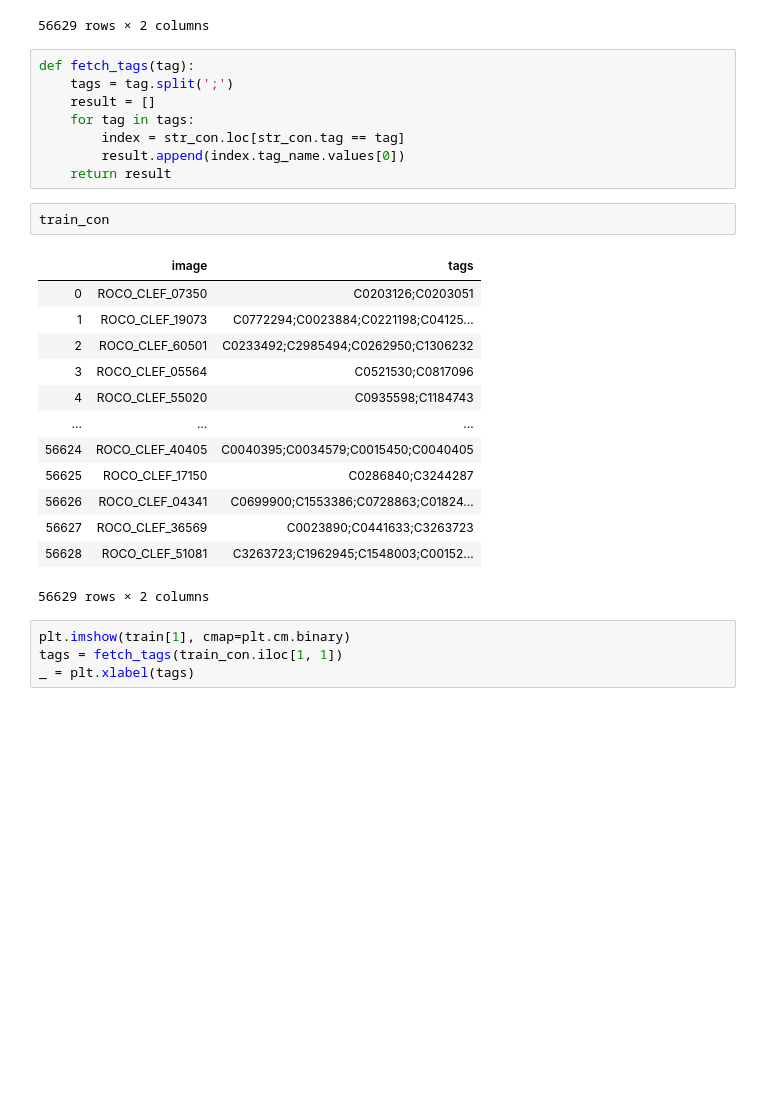
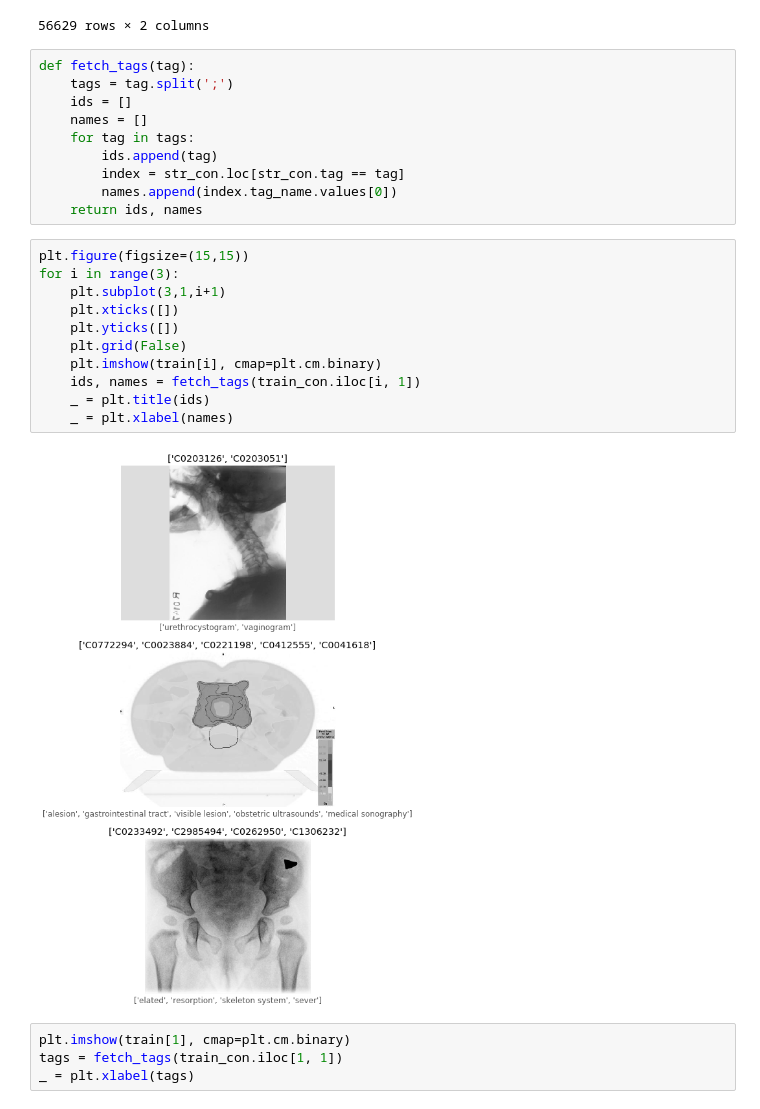
Before and after one commit to ionpetro/ImageCLEF-Medical-Caption-Task-2019, a Jupyter notebook: Image Classifier.ipynb, the cells around one changed output. Saved outputs shown, nothing was run; the diff lists cells and outputs as text; blank space fills up the shorter version.

Commit message:
add tag ids to plots

```diff
--- a/Image Classifier.ipynb
+++ b/Image Classifier.ipynb
@@ -133,27 +133,26 @@ train_con
 # %%
 def fetch_tags(tag):
     tags = tag.split(';')
-    result = []
+    ids = []
+    names = []
     for tag in tags:
+        ids.append(tag)
         index = str_con.loc[str_con.tag == tag]
-        result.append(index.tag_name.values[0])
-    return result
+        names.append(index.tag_name.values[0])
+    return ids, names
-# %%
-train_con
-# %% [output]
-|  | image | tags |
-| 0 | ROCO_CLEF_07350 | C0203126;C0203051 |
-| 1 | ROCO_CLEF_19073 | C0772294;C0023884;C0221198;C04125... |
-| 2 | ROCO_CLEF_60501 | C0233492;C2985494;C0262950;C1306232 |
-| 3 | ROCO_CLEF_05564 | C0521530;C0817096 |
-| 4 | ROCO_CLEF_55020 | C0935598;C1184743 |
-| ... | ... | ... |
-| 56624 | ROCO_CLEF_40405 | C0040395;C0034579;C0015450;C0040405 |
-| 56625 | ROCO_CLEF_17150 | C0286840;C3244287 |
-| 56626 | ROCO_CLEF_04341 | C0699900;C1553386;C0728863;C01824... |
-| 56627 | ROCO_CLEF_36569 | C0023890;C0441633;C3263723 |
-| 56628 | ROCO_CLEF_51081 | C3263723;C1962945;C1548003;C00152... |
-56629 rows × 2 columns
+# %%
+plt.figure(figsize=(15,15))
+for i in range(3):
+    plt.subplot(3,1,i+1)
+    plt.xticks([])
+    plt.yticks([])
+    plt.grid(False)
+    plt.imshow(train[i], cmap=plt.cm.binary)
+    ids, names = fetch_tags(train_con.iloc[i, 1])
+    _ = plt.title(ids)
+    _ = plt.xlabel(names)
+# %% [output]
+[figure, added]
 # %%
 plt.imshow(train[1], cmap=plt.cm.binary)
 tags = fetch_tags(train_con.iloc[1, 1])
```
Also changed, not shown: parts of 1 cell of this notebook.
